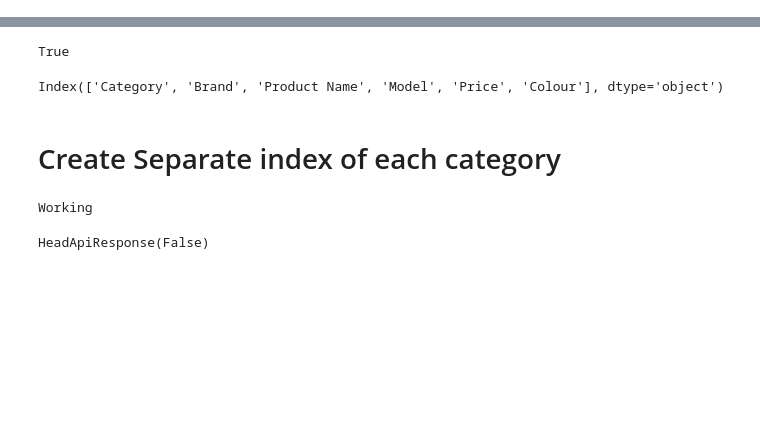
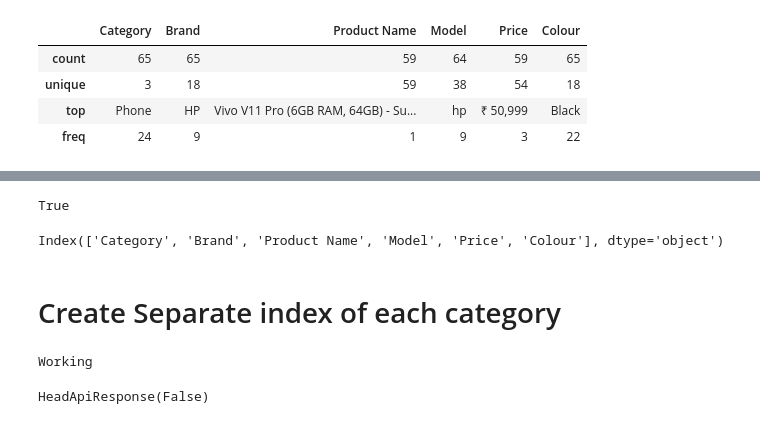
Before and after one commit to Abhinaya2296/Elasticsearch, a Jupyter notebook: NLP Search Infra Optimization v2 .ipynb, the cells around one changed output, grey strips where cells are left out. Saved outputs shown, nothing was run; the diff lists cells and outputs as text; code cells hidden in the pictures; blank space fills up the shorter version.

```diff
--- a/NLP Search Infra Optimization v2 .ipynb
+++ b/NLP Search Infra Optimization v2 .ipynb
@@ -0,0 +56,8 @@
+# %%
+df.describe()
+# %% [output]
+|  | Category | Brand | Product Name | Model | Price | Colour |
+| count | 65 | 65 | 59 | 64 | 59 | 65 |
+| unique | 3 | 18 | 59 | 38 | 54 | 18 |
+| top | Phone | HP | Vivo V11 Pro (6GB RAM, 64GB) - Su... | hp | ₹ 50,999 | Black |
+| freq | 24 | 9 | 1 | 9 | 3 | 22 |
```
Also changed, not shown: parts of 9 cells of this notebook.
